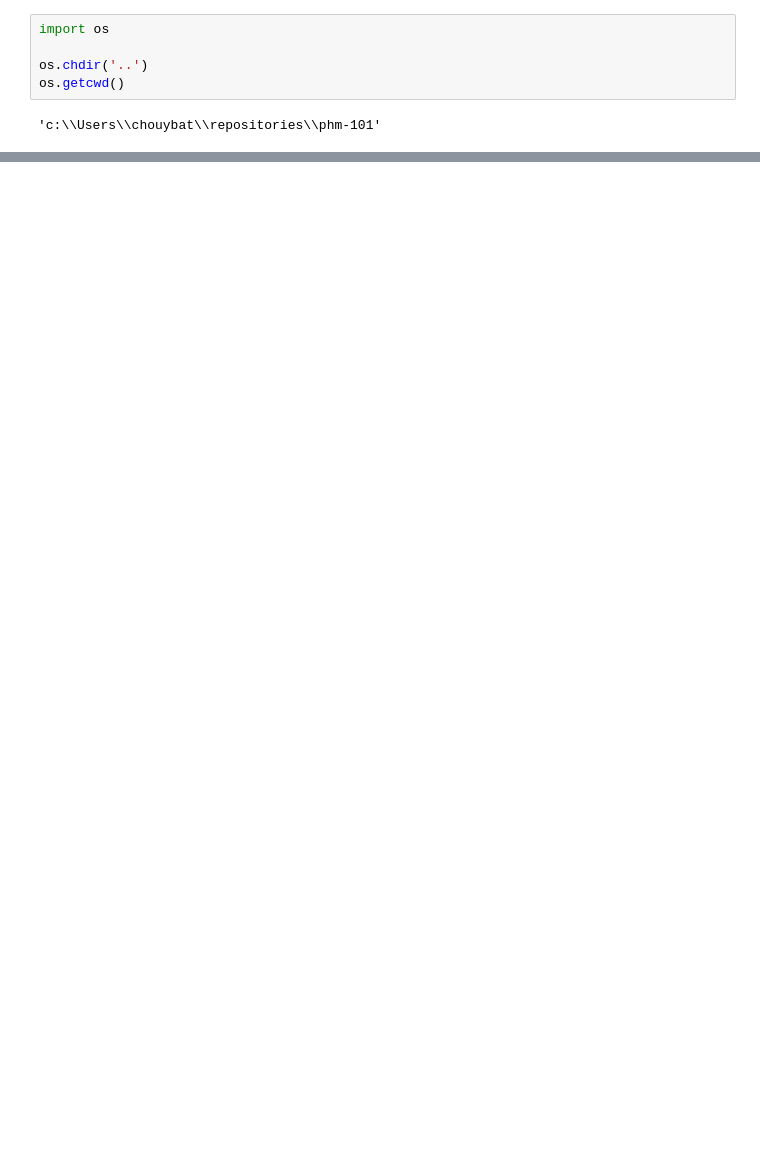
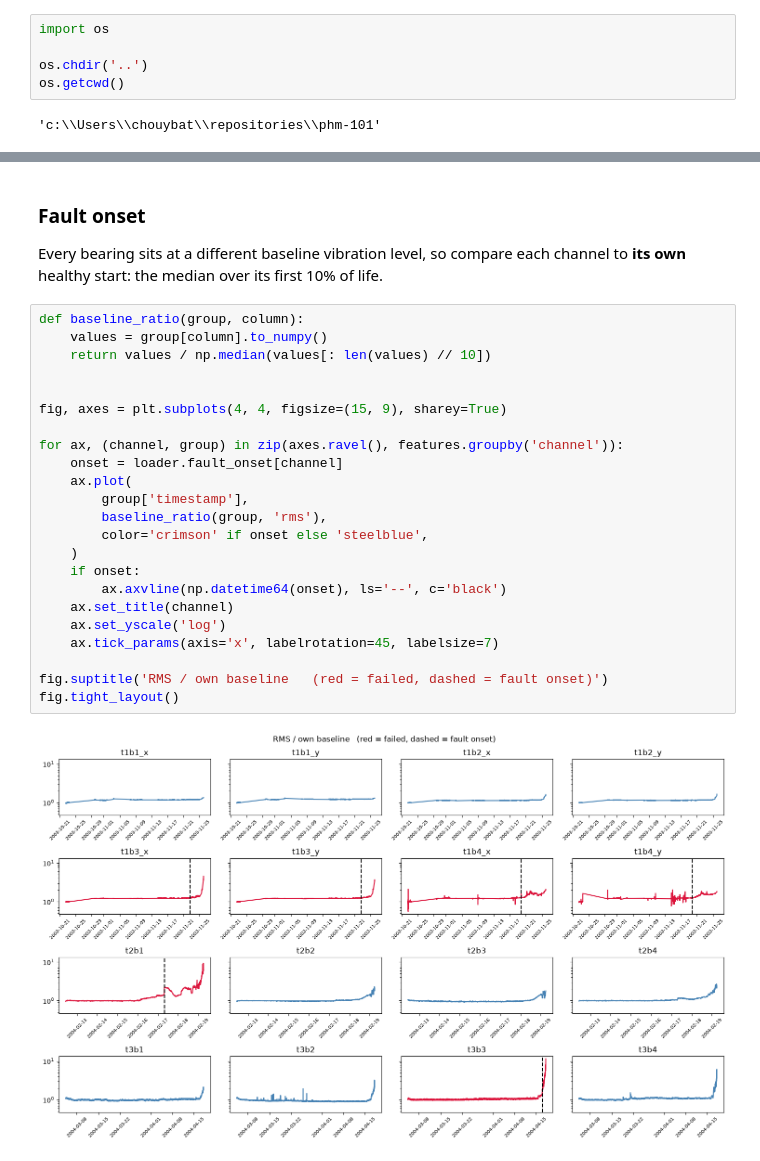
Before and after one commit to imran-git-000/phm-101, a Jupyter notebook: notebooks/ims_eda.ipynb, the cells around one changed output, grey strips where cells are left out. Saved outputs shown, nothing was run; the diff lists cells and outputs as text; blank space fills up the shorter version.

```diff
--- a/notebooks/ims_eda.ipynb
+++ b/notebooks/ims_eda.ipynb
@@ -111,0 +162,30 @@ with one rule fitted across all of them.
+# %% [markdown]
+### Fault onset
+
+Every bearing sits at a different baseline vibration level, so compare each channel to
+**its own** healthy start: the median over its first 10% of life.
+# %%
+def baseline_ratio(group, column):
+    values = group[column].to_numpy()
+    return values / np.median(values[: len(values) // 10])
+
+
+fig, axes = plt.subplots(4, 4, figsize=(15, 9), sharey=True)
+
+for ax, (channel, group) in zip(axes.ravel(), features.groupby('channel')):
+    onset = loader.fault_onset[channel]
+    ax.plot(
+        group['timestamp'],
+        baseline_ratio(group, 'rms'),
+        color='crimson' if onset else 'steelblue',
+    )
+    if onset:
+        ax.axvline(np.datetime64(onset), ls='--', c='black')
+    ax.set_title(channel)
+    ax.set_yscale('log')
+    ax.tick_params(axis='x', labelrotation=45, labelsize=7)
+
+fig.suptitle('RMS / own baseline   (red = failed, dashed = fault onset)')
+fig.tight_layout()
+# %% [output]
+[figure, added]
```
Also changed, not shown: parts of 25 cells of this notebook.
